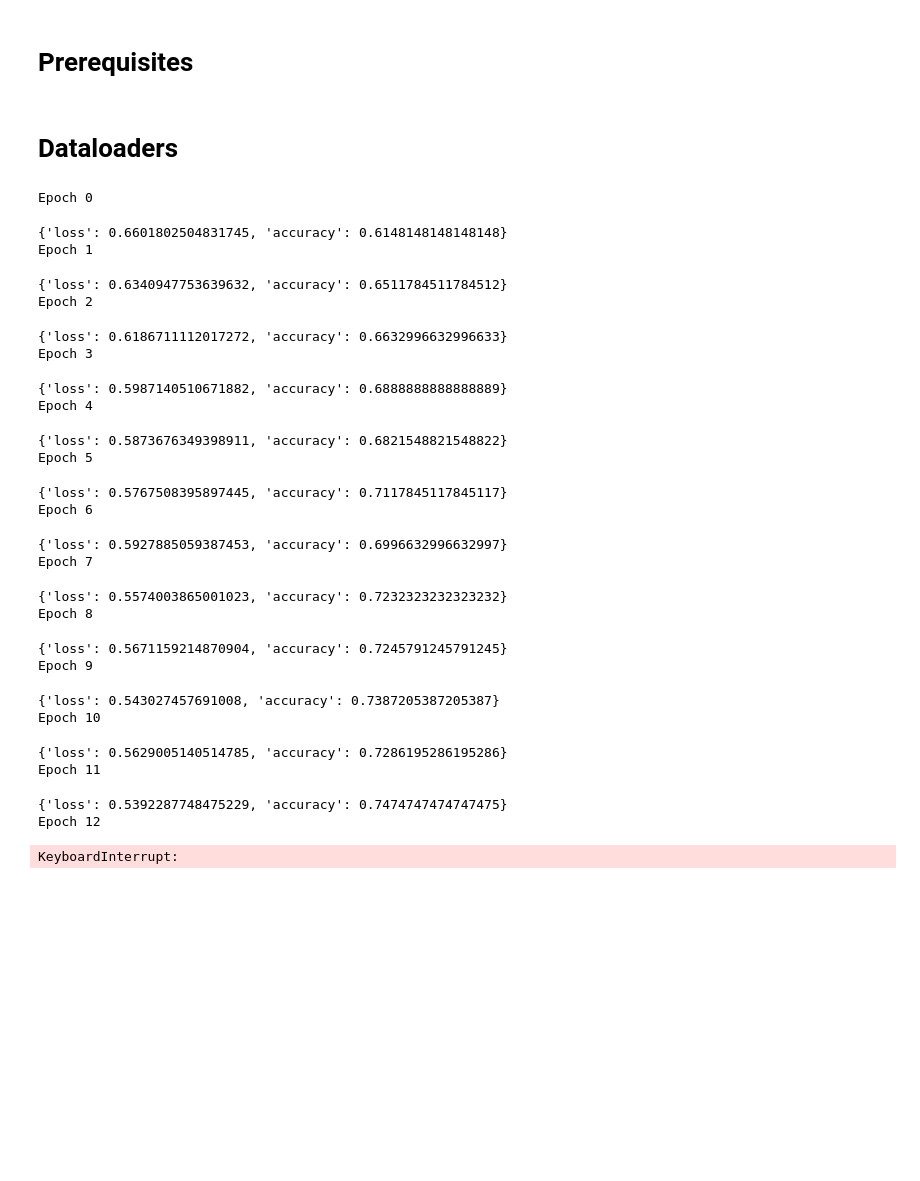
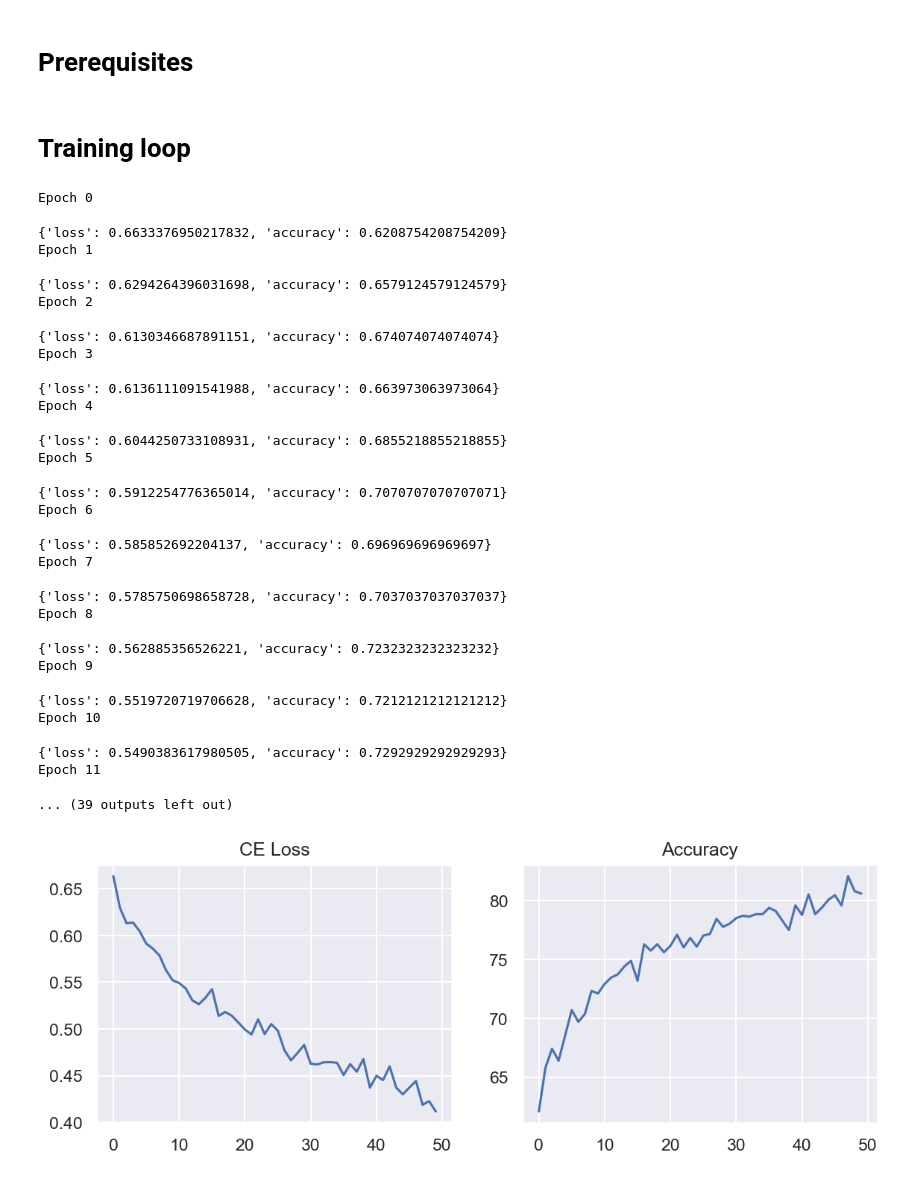
Before and after one commit to R0ner/cnn-context, a Jupyter notebook: notebooks/bn-06-models.ipynb, the cells around one changed output. Saved outputs shown, nothing was run; the diff lists cells and outputs as text; code cells hidden in the pictures; blank space fills up the shorter version.

```diff
--- a/notebooks/bn-06-models.ipynb
+++ b/notebooks/bn-06-models.ipynb
@@ -47,7 +45,7 @@ name_legend = {
 
 device = "cuda" if torch.cuda.is_available() else "cpu"
 # %% [markdown]
-# Dataloaders
+# Training loop
 # %%
 lr = 1e-4
 
@@ -57,7 +55,7 @@ num_workers = 8
 subset = ["ac", "bc"]
 
 trainloader = get_dloader_mask(
-"train", batch_size, data_dir=data_dir, subset=subset, num_workers=num_workers, pin_memory=True, persisten_workers=True
+"train", batch_size, data_dir=data_dir, subset=subset, num_workers=num_workers, pin_memory=True, persistent_workers=True
 )
 
 model = CNN3d(len(subset))
@@ -103,28 +101,26 @@ for epoch in range(50):
     stats[epoch] = performance
 # %% [output]
 Epoch 0
-{'loss': 0.6601802504831745, 'accuracy': 0.6148148148148148}
+{'loss': 0.6633376950217832, 'accuracy': 0.6208754208754209}
 Epoch 1
-{'loss': 0.6340947753639632, 'accuracy': 0.6511784511784512}
+{'loss': 0.6294264396031698, 'accuracy': 0.6579124579124579}
 Epoch 2
-{'loss': 0.6186711112017272, 'accuracy': 0.6632996632996633}
+{'loss': 0.6130346687891151, 'accuracy': 0.674074074074074}
 Epoch 3
-{'loss': 0.5987140510671882, 'accuracy': 0.6888888888888889}
+{'loss': 0.6136111091541988, 'accuracy': 0.663973063973064}
 Epoch 4
-{'loss': 0.5873676349398911, 'accuracy': 0.6821548821548822}
+{'loss': 0.6044250733108931, 'accuracy': 0.6855218855218855}
 Epoch 5
-{'loss': 0.5767508395897445, 'accuracy': 0.7117845117845117}
+{'loss': 0.5912254776365014, 'accuracy': 0.7070707070707071}
 Epoch 6
-{'loss': 0.5927885059387453, 'accuracy': 0.6996632996632997}
+{'loss': 0.585852692204137, 'accuracy': 0.696969696969697}
 Epoch 7
-{'loss': 0.5574003865001023, 'accuracy': 0.7232323232323232}
+{'loss': 0.5785750698658728, 'accuracy': 0.7037037037037037}
 Epoch 8
-{'loss': 0.5671159214870904, 'accuracy': 0.7245791245791245}
+{'loss': 0.562885356526221, 'accuracy': 0.7232323232323232}
 Epoch 9
-{'loss': 0.543027457691008, 'accuracy': 0.7387205387205387}
+{'loss': 0.5519720719706628, 'accuracy': 0.7212121212121212}
 Epoch 10
-{'loss': 0.5629005140514785, 'accuracy': 0.7286195286195286}
+{'loss': 0.5490383617980505, 'accuracy': 0.7292929292929293}
 Epoch 11
-{'loss': 0.5392287748475229, 'accuracy': 0.7474747474747475}
-Epoch 12
+... (39 outputs left out)
-KeyboardInterrupt:
@@ -130,0 +131,11 @@ KeyboardInterrupt:
+# %%
+fig, (ax0, ax1) = plt.subplots(1, 2, figsize=(9, 3), dpi=150)
+
+ax0.plot(stats.keys(), [stats[epoch]['loss'] for epoch in stats])
+ax0.set_title('CE Loss')
+
+ax1.plot(stats.keys(), [stats[epoch]['accuracy'] * 100 for epoch in stats])
+ax1.set_title('Accuracy')
+plt.show()
+# %% [output]
+[figure, added]
```
Also changed, not shown: parts of 6 cells of this notebook, 2 other files.
